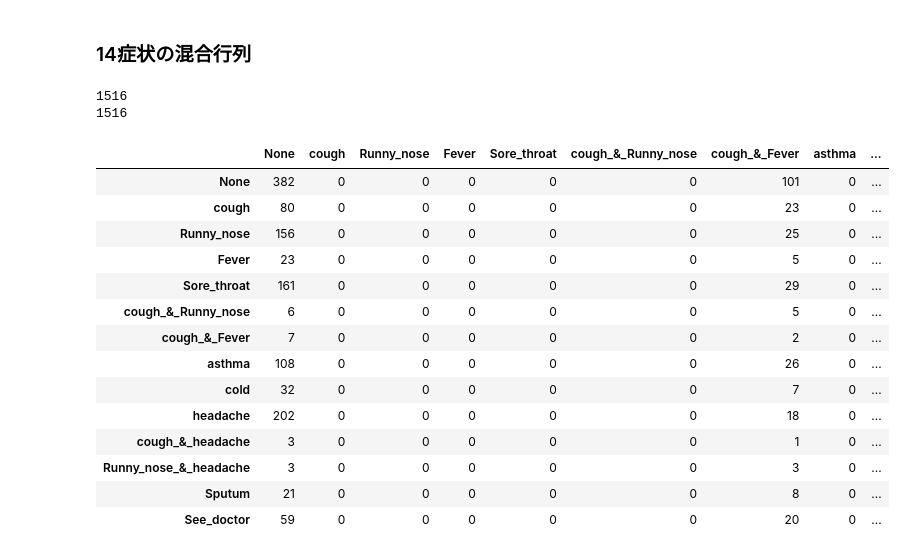
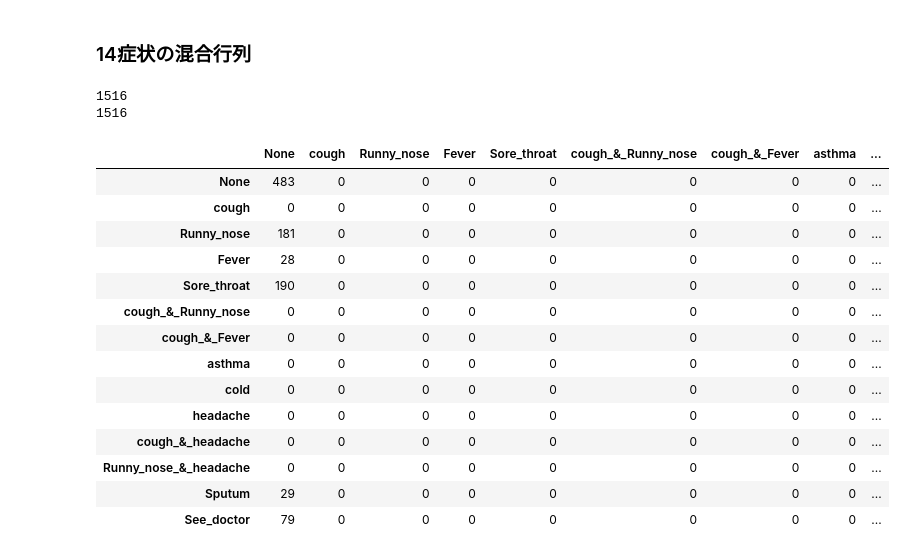
Before and after one commit to tuk19/NLP_BERT, a Jupyter notebook: Clinical_reasoning.ipynb, the cells around one changed output. Cells and saved outputs as stored; diff of their text form; code cells hidden in the pictures.

```diff
--- a/Clinical_reasoning.ipynb
+++ b/Clinical_reasoning.ipynb
@@ -76,4 +74,7 @@ sys.path.append('/content/drive/MyDrive/Colab Notebooks/BERT/clinical_reasoning/
 # %%
 from utils.dataloader import get_chABSA_DataLoaders_and_TEXT
 from utils.bert import BertTokenizer
+# %%
+# ラベル数を設定
+num_labels = 14
 # %%
@@ -435,10 +439,8 @@ sns.heatmap(cm, cmap='Reds')
 from sklearn.metrics import classification_report
 y_true =[]
 y_pred =[]
-# df = pd.read_csv("/content/drive/My Drive/Colab Notebooks/my_bert/data/predicted_test_negaposhi_1028 .csv", engine="python", encoding="utf-8-sig")
-# df = pd.read_csv("/content/drive/My Drive/Colab Notebooks/my_bert/data/predicted_test_nagaposhi .csv", engine="python", encoding="utf-8-sig")
-# df = pd.read_csv("/content/drive/My Drive/Colab Notebooks/my_bert/data/predicted_test .csv", engine="python", encoding="utf-8-sig")
-df = pd.read_csv("/content/drive/MyDrive/Colab Notebooks/BERT/clinical_reasoning/NLP_BERT/data/predicted/clinical_reasoning_test_predicted_data_202201291922.csv", engine="python", encoding="utf-8-sig")
+
+df = pd.read_csv("/content/drive/MyDrive/Colab Notebooks/BERT/clinical_reasoning/NLP_BERT/data/predicted/predicted_test_1epochs_2value20220203212005.csv", engine="python", encoding="utf-8-sig")
 
 
 for index, row in df.iterrows():
@@ -539,7 +540,7 @@ sns.heatmap(cm, cmap='Reds')
 from sklearn.metrics import classification_report
 y_true =[]
 y_pred =[]
-df = pd.read_csv("/content/drive/My Drive/Colab Notebooks/my_bert/data/predicted_50epochs_test_red .csv", engine="python", encoding="utf-8-sig")
+df = pd.read_csv("/content/drive/MyDrive/Colab Notebooks/BERT/clinical_reasoning/NLP_BERT/data/predicted/predicted_test_1epochs_6value20220203221940.csv", engine="python", encoding="utf-8-sig")
 # df = pd.read_csv("/content/drive/My Drive/Colab Notebooks/my_bert/data/predicted_test .csv", engine="python", encoding="utf-8-sig")
 for index, row in df.iterrows():
     y_true.append(row["LABEL"])
@@ -640,16 +573,0 @@ sns.heatmap(cm, cmap='Reds')
-# %%
-from sklearn.metrics import classification_report
-y_true =[]
-y_pred =[]
-df = pd.read_csv("/content/drive/My Drive/Colab Notebooks/my_bert/data/predicted_20epochs_test_red .csv", engine="python", encoding="utf-8-sig")
-# df = pd.read_csv("/content/drive/My Drive/Colab Notebooks/my_bert/data/predicted_test .csv", engine="python", encoding="utf-8-sig")
-for index, row in df.iterrows():
-    y_true.append(row["LABEL"])
-    y_pred.append(row["PREDICT"])
-print(y_true)
-print(classification_report(y_true, y_pred))
-
-print("正解率（すべてのサンプルのうち正解したサンプルの割合）={}%".format((round(accuracy_score(y_true, y_pred),2)) *100 ))
-print("適合率（positiveと予測された中で実際にpositiveだった確率）={}%".format((round(precision_score(y_true, y_pred, average="micro"),2)) *100 ))
-print("再現率（positiveなデータに対してpositiveと予測された確率）={}%".format((round(recall_score(y_true, y_pred, average="micro"),2)) *100 ))
-print("F1（適合率と再現率の調和平均）={}%".format((round(f1_score(y_true, y_pred, average="micro"),2)) *100 ))
@@ -679,12 +578,12 @@ F1（適合率と再現率の調和平均）=33.0%
 
 y_true =[]
 y_pred =[]
-df = pd.read_csv("/content/drive/My Drive/Colab Notebooks/my_bert/data/predicted_test_bin .csv", engine="python", encoding="utf-8-sig")
+df = pd.read_csv("/content/drive/MyDrive/Colab Notebooks/BERT/clinical_reasoning/NLP_BERT/data/predicted/predicted_test_1epochs_14value20220203223355.csv", engine="python", encoding="utf-8-sig")
 for index, row in df.iterrows():
     if row['LABEL'] == 0:
         y_true.append("None")
     if row['LABEL'] ==1:
-        y_true.append("cough")
+        y_true.append("Cough")
     if row['LABEL'] ==2:
         y_true.append("Runny_nose")
     if row['LABEL'] ==3:
@@ -692,19 +591,19 @@ for index, row in df.iterrows():
     if row['LABEL'] ==4:
         y_true.append("Sore_throat")
     if row['LABEL'] ==5:
-        y_true.append("cough_&_Runny_nose")
+        y_true.append("Cough_&_Runny_nose")
     if row['LABEL'] ==6:
-        y_true.append("cough_&_Fever")
+        y_true.append("Cough_&_Fever")
     if row['LABEL'] ==7:
-        y_true.append("asthma")
+        y_true.append("Asthma")
     if row['LABEL'] ==8:
-        y_true.append("cold")
+        y_true.append("Cold")
     if row['LABEL'] ==9:
-        y_true.append("headache")
+        y_true.append("Headache")
     if row['LABEL'] ==10:
-        y_true.append("cough_&_headache")
+        y_true.append("Cough_&_Headache")
     if row['LABEL'] ==11:
-        y_true.append("Runny_nose_&_headache")
+        y_true.append("Runny_nose_&_Headache")
     if row['LABEL'] ==12:
         y_true.append("Sputum")
     if row['LABEL'] ==13:
@@ -734,44 +633,44 @@ for index, row in df.iterrows():
         y_pred.append("cough_&_headache")
     if row['PREDICT'] ==11:
         y_pred.append("Runny_nose_&_headache")
     if row['PREDICT'] ==12:
         y_pred.append("Sputum")
     if row['PREDICT'] ==13:
         y_pred.append("See_doctor")
 
 
 print(len(y_true))
 print(len(y_pred))
 
 
 # 混同行列(confusion matrix)の取得
 labels = ["None", "cough", "Runny_nose", "Fever", "Sore_throat",
           "cough_&_Runny_nose", "cough_&_Fever", "asthma", "cold",
           "headache", "cough_&_headache", "Runny_nose_&_headache",
           "Sputum", "See_doctor"]
 from sklearn.metrics import confusion_matrix
 cm = confusion_matrix(y_true, y_pred, labels=labels)
 
 # データフレームに変換
 cm_labeled = pd.DataFrame(cm, columns=labels, index=labels)
 
 # 結果の表示
 cm_labeled
 # %% [output]
 1516
 1516
 |  | None | cough | Runny_nose | Fever | Sore_throat | cough_&_Runny_nose | cough_&_Fever | asthma | ... |
-| None | 382 | 0 | 0 | 0 | 0 | 0 | 101 | 0 | ... |
-| cough | 80 | 0 | 0 | 0 | 0 | 0 | 23 | 0 | ... |
-| Runny_nose | 156 | 0 | 0 | 0 | 0 | 0 | 25 | 0 | ... |
-| Fever | 23 | 0 | 0 | 0 | 0 | 0 | 5 | 0 | ... |
-| Sore_throat | 161 | 0 | 0 | 0 | 0 | 0 | 29 | 0 | ... |
-| cough_&_Runny_nose | 6 | 0 | 0 | 0 | 0 | 0 | 5 | 0 | ... |
-| cough_&_Fever | 7 | 0 | 0 | 0 | 0 | 0 | 2 | 0 | ... |
-| asthma | 108 | 0 | 0 | 0 | 0 | 0 | 26 | 0 | ... |
-| cold | 32 | 0 | 0 | 0 | 0 | 0 | 7 | 0 | ... |
-| headache | 202 | 0 | 0 | 0 | 0 | 0 | 18 | 0 | ... |
-| cough_&_headache | 3 | 0 | 0 | 0 | 0 | 0 | 1 | 0 | ... |
-| Runny_nose_&_headache | 3 | 0 | 0 | 0 | 0 | 0 | 3 | 0 | ... |
-| Sputum | 21 | 0 | 0 | 0 | 0 | 0 | 8 | 0 | ... |
-| See_doctor | 59 | 0 | 0 | 0 | 0 | 0 | 20 | 0 | ... |
+| None | 483 | 0 | 0 | 0 | 0 | 0 | 0 | 0 | ... |
+| cough | 0 | 0 | 0 | 0 | 0 | 0 | 0 | 0 | ... |
+| Runny_nose | 181 | 0 | 0 | 0 | 0 | 0 | 0 | 0 | ... |
+| Fever | 28 | 0 | 0 | 0 | 0 | 0 | 0 | 0 | ... |
+| Sore_throat | 190 | 0 | 0 | 0 | 0 | 0 | 0 | 0 | ... |
+| cough_&_Runny_nose | 0 | 0 | 0 | 0 | 0 | 0 | 0 | 0 | ... |
+| cough_&_Fever | 0 | 0 | 0 | 0 | 0 | 0 | 0 | 0 | ... |
+| asthma | 0 | 0 | 0 | 0 | 0 | 0 | 0 | 0 | ... |
+| cold | 0 | 0 | 0 | 0 | 0 | 0 | 0 | 0 | ... |
+| headache | 0 | 0 | 0 | 0 | 0 | 0 | 0 | 0 | ... |
+| cough_&_headache | 0 | 0 | 0 | 0 | 0 | 0 | 0 | 0 | ... |
+| Runny_nose_&_headache | 0 | 0 | 0 | 0 | 0 | 0 | 0 | 0 | ... |
+| Sputum | 29 | 0 | 0 | 0 | 0 | 0 | 0 | 0 | ... |
+| See_doctor | 79 | 0 | 0 | 0 | 0 | 0 | 0 | 0 | ... |
```
Also changed, not shown: parts of 28 cells of this notebook.
